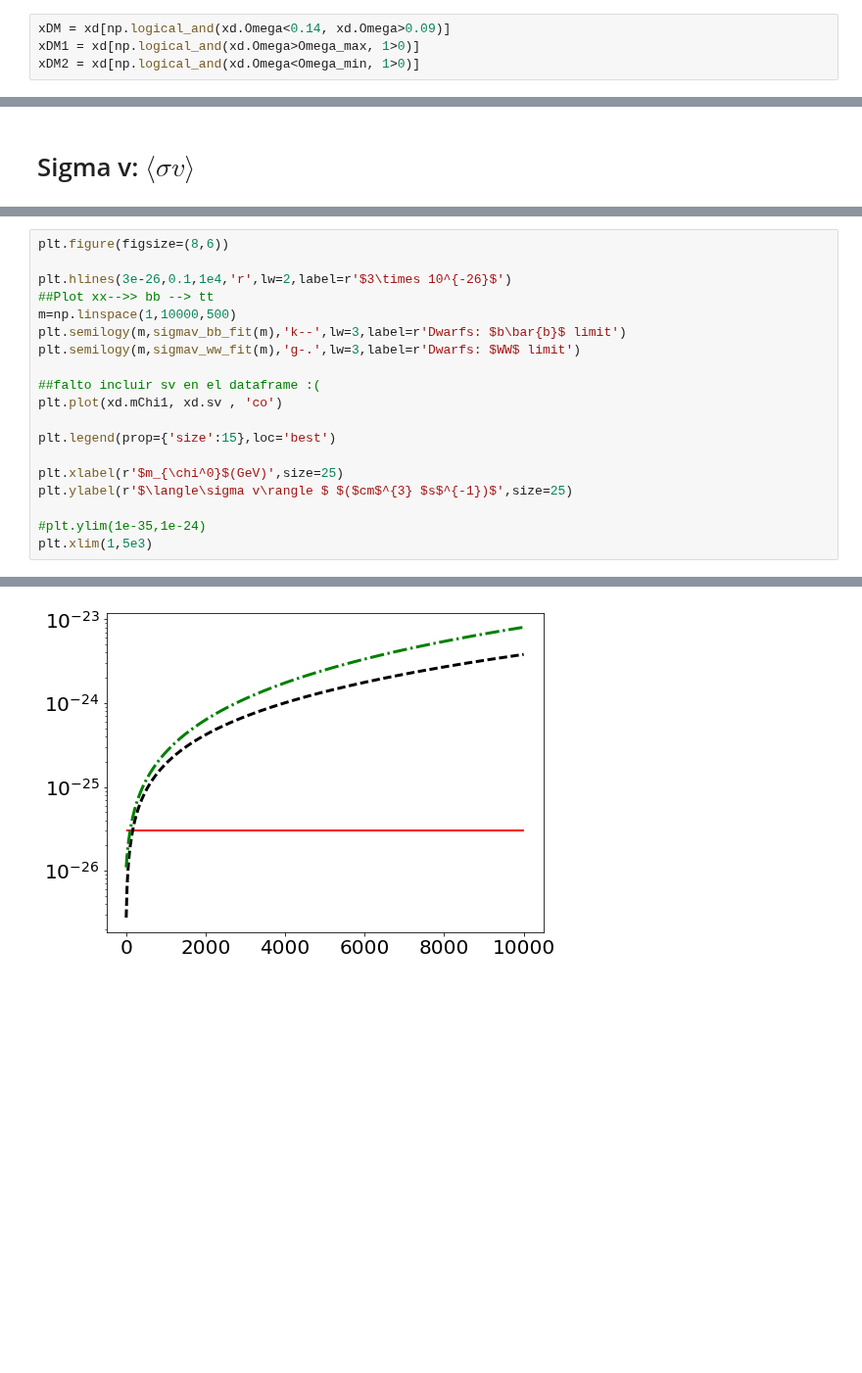
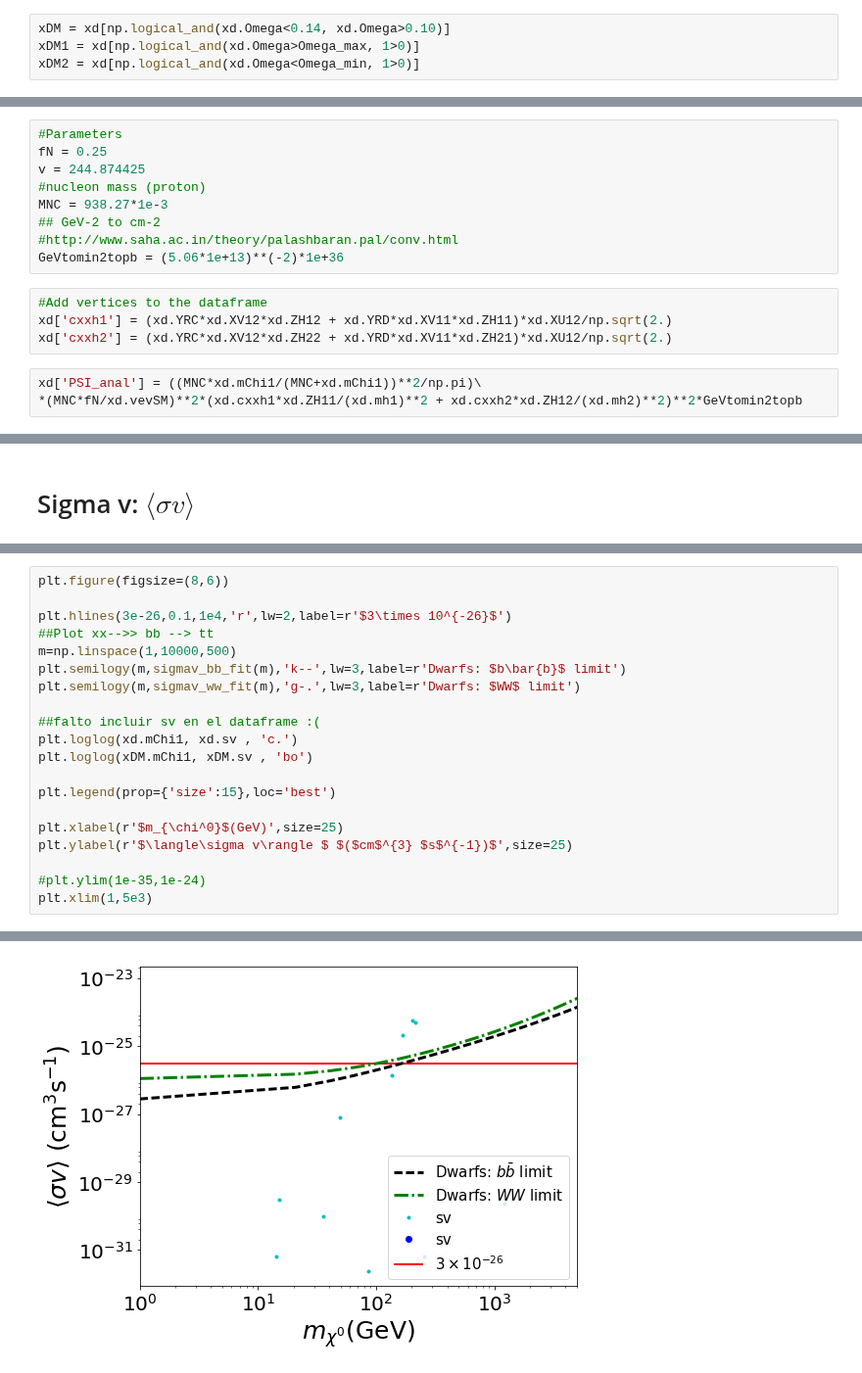
Before and after one commit to anferivera/SDdiracDM, a Jupyter notebook: run-model-MDvsVS-hc01hd05.ipynb, the cells around one changed output, grey strips where cells are left out. Shown at 98% size. Cells and saved outputs as stored; diff of their text form; blank space fills up the shorter version.

```diff
--- a/run-model-MDvsVS-hc01hd05.ipynb
+++ b/run-model-MDvsVS-hc01hd05.ipynb
@@ -355,4 +393,4 @@ print(np.abs(xd.YRB21).max(),np.abs(xd.YRB22).max(),np.abs(xd.YRB23).max())
 # %%
-xDM = xd[np.logical_and(xd.Omega<0.14, xd.Omega>0.09)]
+xDM = xd[np.logical_and(xd.Omega<0.14, xd.Omega>0.10)]
 xDM1 = xd[np.logical_and(xd.Omega>Omega_max, 1>0)]
 xDM2 = xd[np.logical_and(xd.Omega<Omega_min, 1>0)]
@@ -436,0 +483,16 @@ plt.tight_layout()
+# %%
+#Parameters
+fN = 0.25
+v = 244.874425
+#nucleon mass (proton)
+MNC = 938.27*1e-3
+## GeV-2 to cm-2
+#http://www.saha.ac.in/theory/palashbaran.pal/conv.html
+GeVtomin2topb = (5.06*1e+13)**(-2)*1e+36
+# %%
+#Add vertices to the dataframe
+xd['cxxh1'] = (xd.YRC*xd.XV12*xd.ZH12 + xd.YRD*xd.XV11*xd.ZH11)*xd.XU12/np.sqrt(2.)
+xd['cxxh2'] = (xd.YRC*xd.XV12*xd.ZH22 + xd.YRD*xd.XV11*xd.ZH21)*xd.XU12/np.sqrt(2.)
+# %%
+xd['PSI_anal'] = ((MNC*xd.mChi1/(MNC+xd.mChi1))**2/np.pi)\
+*(MNC*fN/xd.vevSM)**2*(xd.cxxh1*xd.ZH11/(xd.mh1)**2 + xd.cxxh2*xd.ZH12/(xd.mh2)**2)**2*GeVtomin2topb
@@ -448,7 +537,8 @@ plt.semilogy(m,sigmav_bb_fit(m),'k--',lw=3,label=r'Dwarfs: $b\bar{b}$ limit')
 plt.semilogy(m,sigmav_ww_fit(m),'g-.',lw=3,label=r'Dwarfs: $WW$ limit')
 
 ##falto incluir sv en el dataframe :(
-plt.plot(xd.mChi1, xd.sv , 'co')
+plt.loglog(xd.mChi1, xd.sv , 'c.')
+plt.loglog(xDM.mChi1, xDM.sv , 'bo')
 
 plt.legend(prop={'size':15},loc='best')
 
@@ -462 +552 @@ AttributeError: 'DataFrame' object has no attribute 'sv'
-[figure, old version]
+[figure, new version]
```
Also changed, not shown: parts of 26 cells of this notebook, 13 other files.
